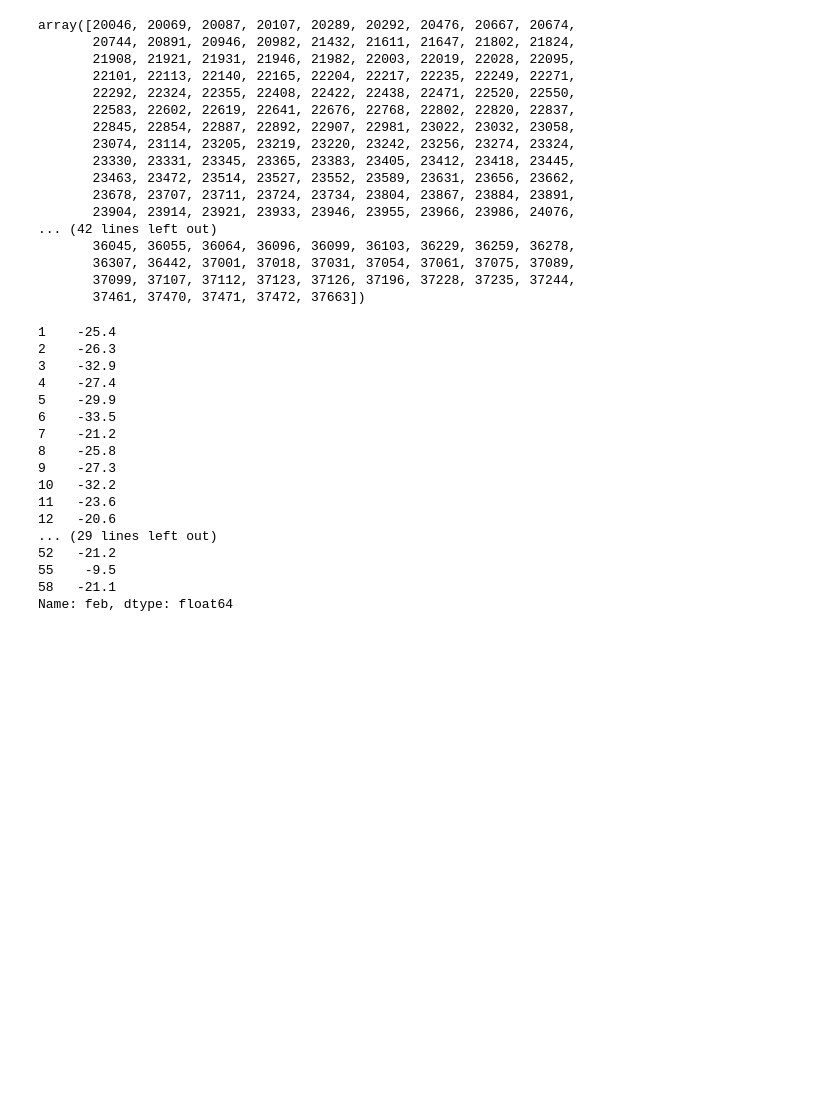
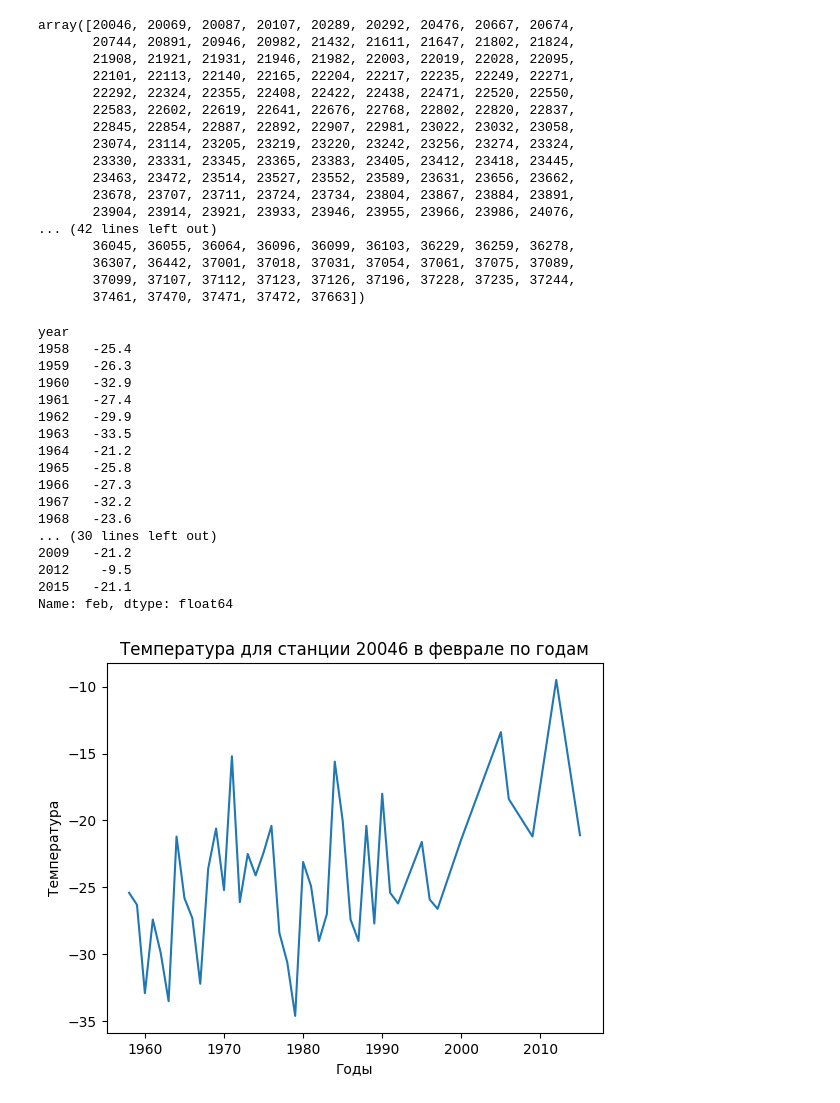
Before and after one commit to ArmanVasilovich/python_spbu, a Jupyter notebook: November/November-11/November-11th.ipynb, the cells around one changed output. Cells and saved outputs as stored; diff of their text form; code cells hidden in the pictures; blank space fills up the shorter version.

Commit message:
Matplotlob plot with title and labels

```diff
--- a/November/November-11/November-11th.ipynb
+++ b/November/November-11/November-11th.ipynb
@@ -148,25 +148,31 @@ array([20046, 20069, 20087, 20107, 20289, 20292, 20476, 20667, 20674,
        37099, 37107, 37112, 37123, 37126, 37196, 37228, 37235, 37244,
        37461, 37470, 37471, 37472, 37663])
 # %%
-station1 = df[df['station_id'] == 20046]['feb']
+station1 = df[df['station_id'] == 20046].set_index('year')['feb']
 station1
 # %% [output]
-1    -25.4
-2    -26.3
-3    -32.9
-4    -27.4
-5    -29.9
-6    -33.5
-7    -21.2
-8    -25.8
-9    -27.3
-10   -32.2
-11   -23.6
-12   -20.6
-... (29 lines left out)
-52   -21.2
-55    -9.5
-58   -21.1
+year
+1958   -25.4
+1959   -26.3
+1960   -32.9
+1961   -27.4
+1962   -29.9
+1963   -33.5
+1964   -21.2
+1965   -25.8
+1966   -27.3
+1967   -32.2
+1968   -23.6
+... (30 lines left out)
+2009   -21.2
+2012    -9.5
+2015   -21.1
 Name: feb, dtype: float64
 # %%
+plt.title('Температура для станции 20046 в феврале по годам')
+plt.xlabel('Годы')
+plt.ylabel('Температура')
 plt.plot(station1)
+plt.show()
+# %% [output]
+[figure, added]
```
